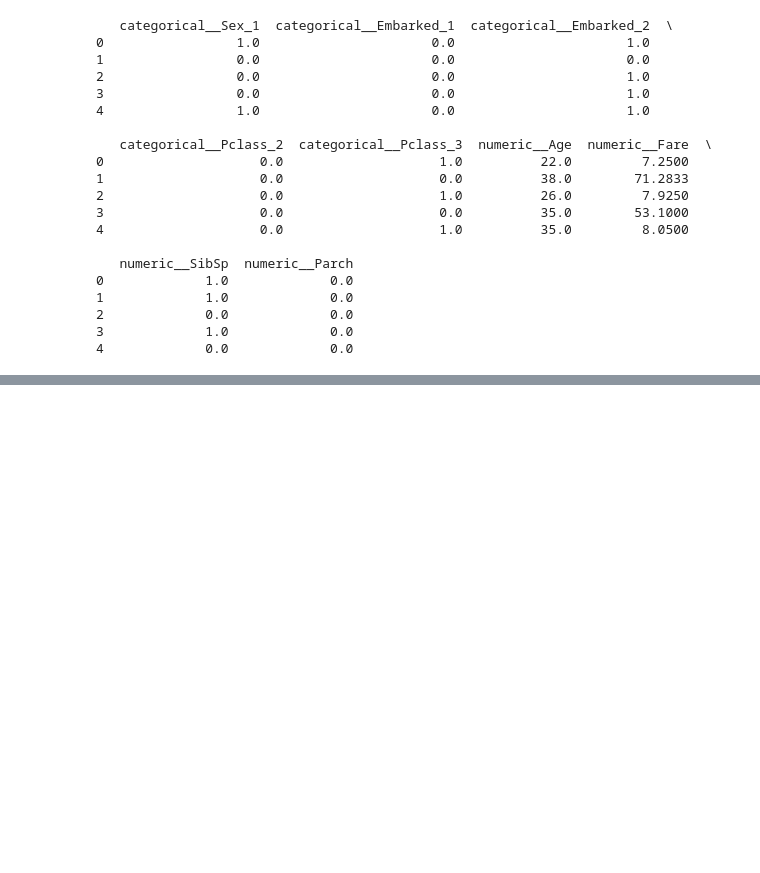
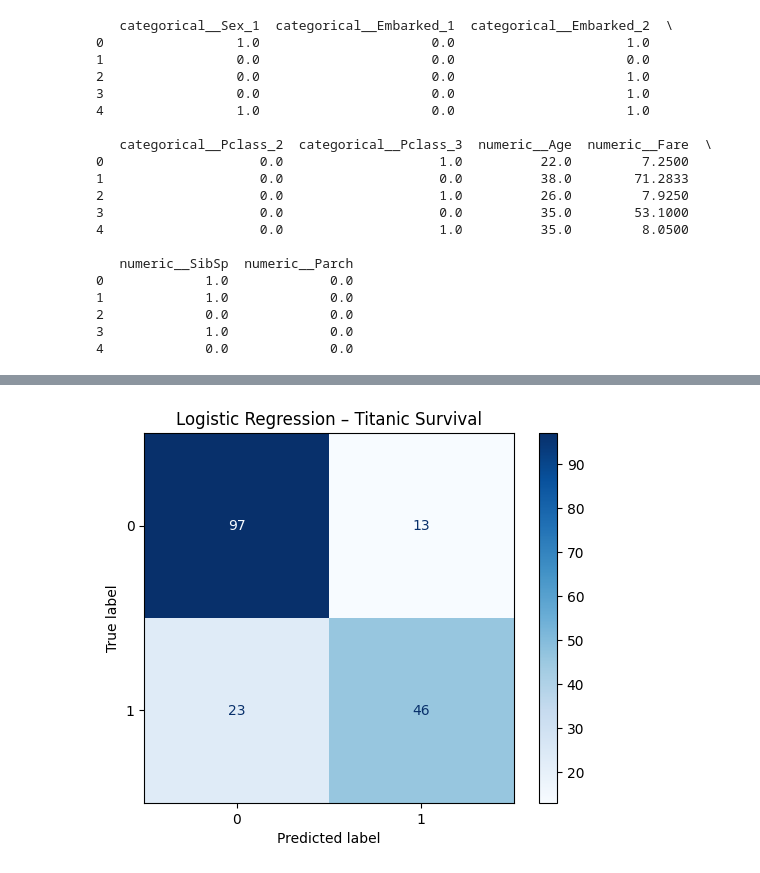
Before and after one commit to AmolSadana012/Titanic_Survival_Prediction, a Jupyter notebook: Titanic_survival_predict.ipynb, the cells around one changed output, grey strips where cells are left out. Saved outputs shown, nothing was run; the diff lists cells and outputs as text; code cells hidden in the pictures; blank space fills up the shorter version.

Commit message:
Train/Test Split

```diff
--- a/Titanic_survival_predict.ipynb
+++ b/Titanic_survival_predict.ipynb
@@ -269,0 +272,9 @@ print(X_processed_df.head())
+# %%
+from sklearn.model_selection import train_test_split
+X_train, X_test, y_train, y_test = train_test_split(X, y, test_size=0.2, stratify=y, random_state=42)
+# %%
+from sklearn.linear_model import LogisticRegression
+from sklearn.pipeline import Pipeline
+logreg_model = Pipeline(steps=[('preprocessor', preprocessor),('classifier', LogisticRegression(max_iter=1000))])
+# %%
+logreg_model.fit(X_train, y_train)
@@ -269,0 +314,8 @@ print(X_processed_df.head())
+# %%
+# Confusion matrix
+from sklearn.metrics import ConfusionMatrixDisplay
+ConfusionMatrixDisplay.from_estimator(logreg_model, X_test, y_test, cmap="Blues")
+plt.title("Logistic Regression – Titanic Survival")
+plt.show()
+# %% [output]
+[figure, added]
```
Also changed, not shown: parts of 4 cells of this notebook.
